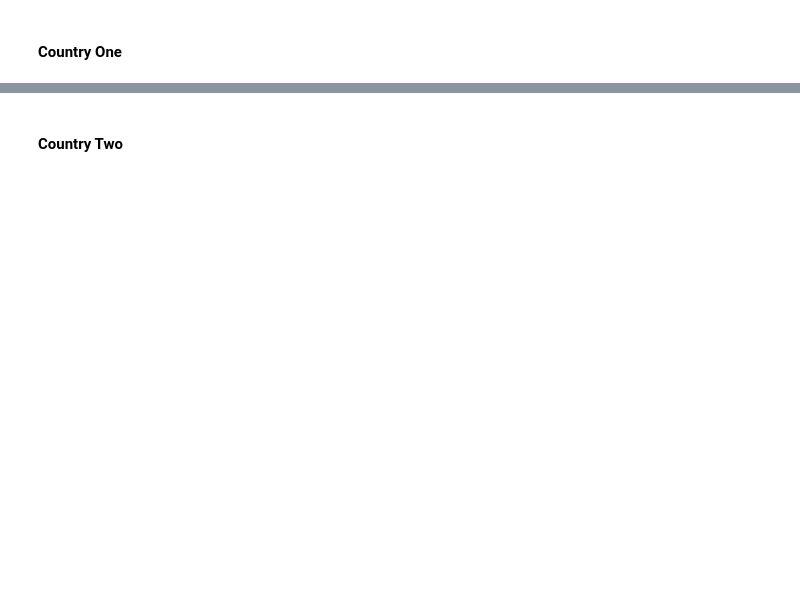
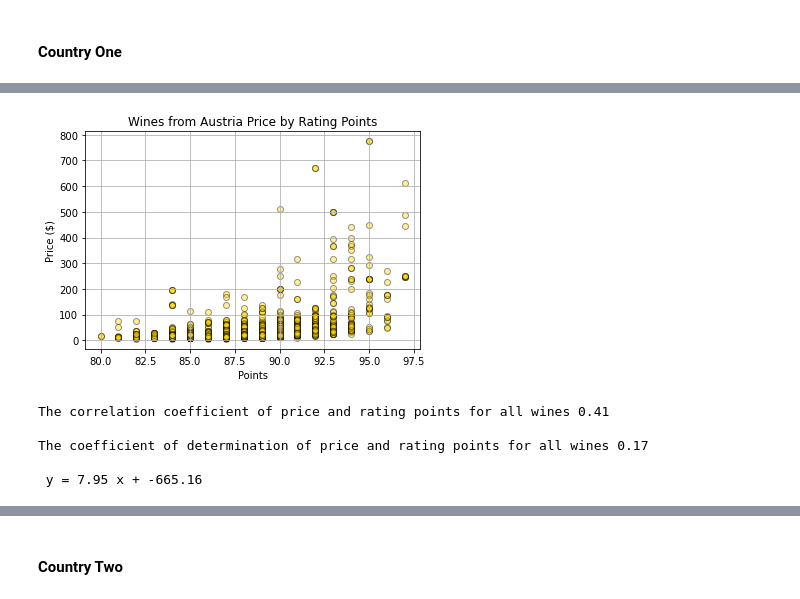
Before and after one commit to radioactivearm/project-one-wine, a Jupyter notebook: analyzing_data.ipynb, the cells around one changed output, grey strips where cells are left out. Drawn from its saved outputs; the diff is of its cells as text; code cells hidden in the pictures; blank space fills up the shorter version.

```diff
--- a/analyzing_data.ipynb
+++ b/analyzing_data.ipynb
@@ -491,10 +511,10 @@ plt.show()
 ## France vs Italy
 # %%
 # Create a new dataframe with a Country
-country_one = "France"
+country_one = "Austria"
 
 # Create a new dataframe with another Country
-country_two = "Italy"
+country_two = "Germany"
 
 # Put countries to compare into a list for for loop
 country_comparisons = [country_one, country_two]
@@ -613,29 +684,38 @@ country_one_price
 # %%
-# Create points by price scatter plot for country one
-plt.scatter(country_one_price, country_one_points, color = "yellow", edgecolor = "black")
+# Create price by points scatter plot for country one
+plt.scatter(country_one_points, country_one_price, color = "gold", edgecolor = "black", alpha = .4)
 
 # Labeling the graph
-plt.title(f"Wines from {country_one} Rating Points by Price")
-plt.xlabel("Price ($)")
-plt.ylabel("Point")
+plt.title(f"Wines from {country_one} Price by Rating Points")
+plt.xlabel("Points")
+plt.ylabel("Price ($)")
 
-plt.ylim(75,105)
+plt.ylim()
 plt.grid(True)
 plt.show()
+# %% [output]
+[figure, added]
 # %%
 # Calculate the correlation coefficient
-r = st.pearsonr(country_one_price, country_one_points)
-r = r[0]**2
-
-print(f'The correlation coefficient of price and rating points for wines from {country_one} {round(r,2)}\n')
+r = st.pearsonr(country_one_points, country_one_price)
+r_sq = r[0]**2
 
 # Calculate the linear regression model
 
-(slope, intercept, rvalue, pvalue, stderr) = st.linregress(country_one_price, country_one_points)
-regress_values = country_one_price * slope + intercept
+(slope, intercept, rvalue, pvalue, stderr) = st.linregress(country_one_points, country_one_price)
+regress_values = country_one_points * slope + intercept
 line_eq = f' y = {round(slope,2)} x + {round(intercept,2)}'
 
+
+print(f'The correlation coefficient of price and rating points for all wines {round(rvalue,2)}\n')
+print(f'The coefficient of determination of price and rating points for all wines {round(r_sq,2)}\n')
 print(line_eq)
+# %% [output]
+The correlation coefficient of price and rating points for all wines 0.41
+
+The coefficient of determination of price and rating points for all wines 0.17
+
+ y = 7.95 x + -665.16
 # %%
 # Generate a scatter plot of the Rating Points by Price of wines from country one
 # with the linear regression line and equation
```
Also changed, not shown: parts of 57 cells of this notebook.
